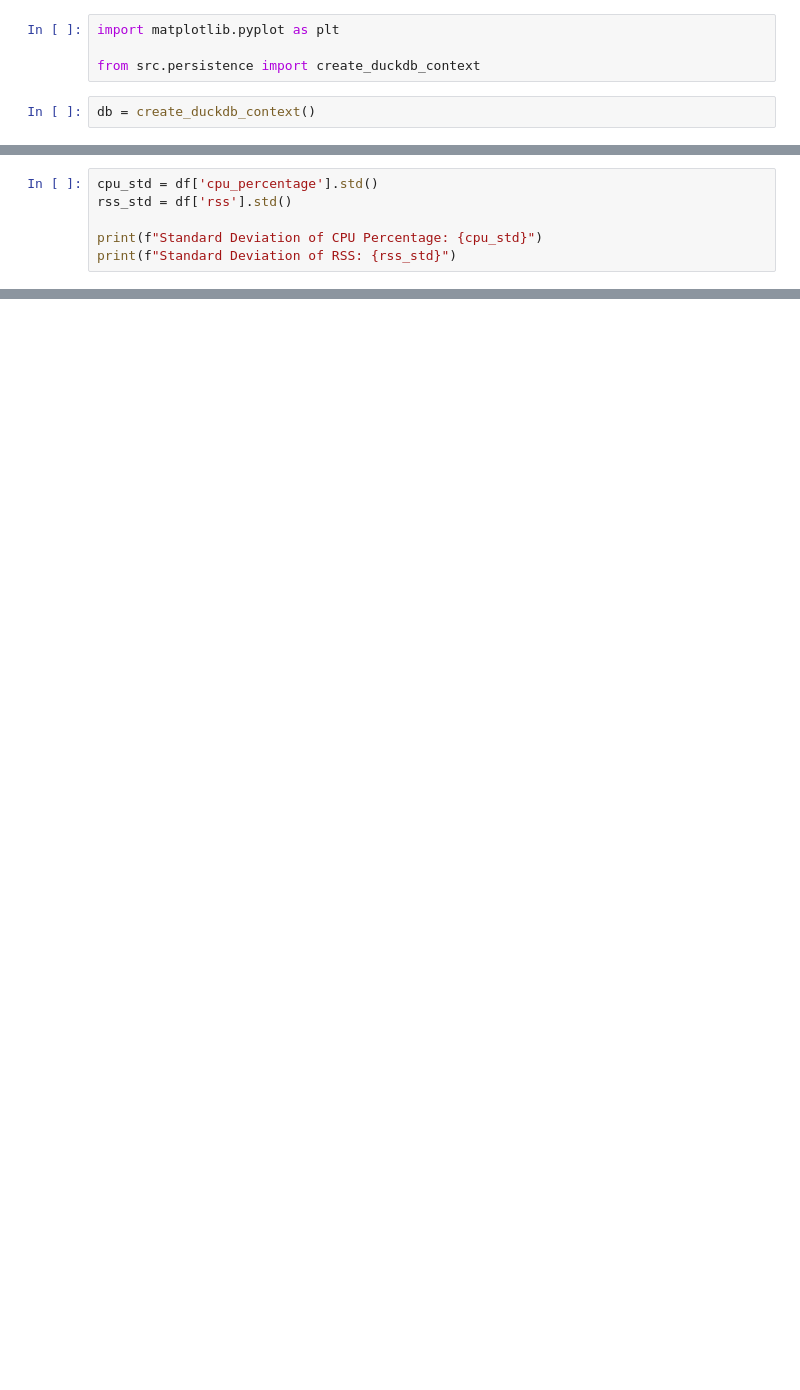
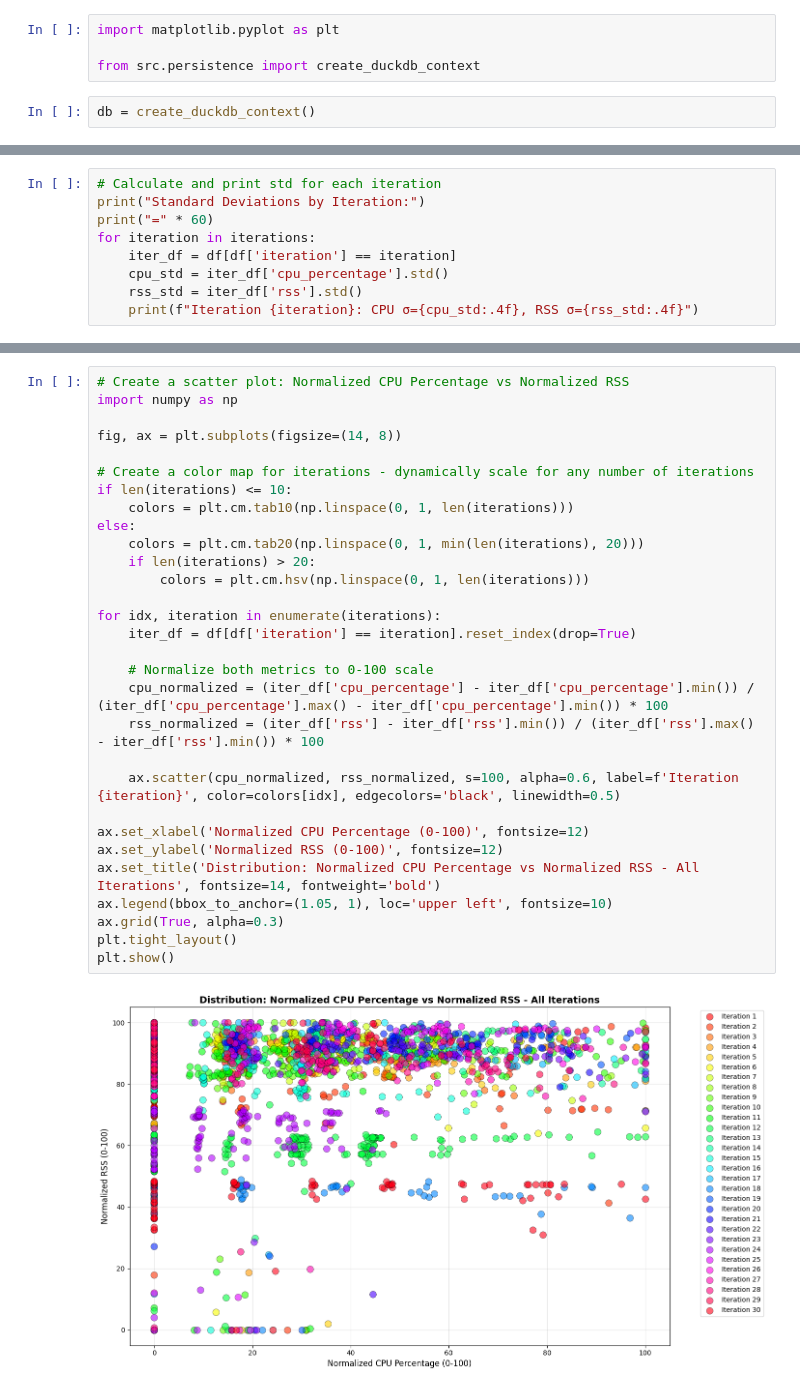
Before and after one commit to kartAI/doppa-analytics, a Jupyter notebook: 01-blob-storage-db-scan.ipynb, the cells around one changed output, grey strips where cells are left out. Cells and saved outputs as stored; diff of their text form; blank space fills up the shorter version.

```diff
--- a/01-blob-storage-db-scan.ipynb
+++ b/01-blob-storage-db-scan.ipynb
@@ -31,7 +56,10 @@ plt.show()
 # %%
-cpu_std = df['cpu_percentage'].std()
-rss_std = df['rss'].std()
-
-print(f"Standard Deviation of CPU Percentage: {cpu_std}")
-print(f"Standard Deviation of RSS: {rss_std}")
+# Calculate and print std for each iteration
+print("Standard Deviations by Iteration:")
+print("=" * 60)
+for iteration in iterations:
+    iter_df = df[df['iteration'] == iteration]
+    cpu_std = iter_df['cpu_percentage'].std()
+    rss_std = iter_df['rss'].std()
+    print(f"Iteration {iteration}: CPU σ={cpu_std:.4f}, RSS σ={rss_std:.4f}")
 # %% [output]
@@ -84,0 +83,32 @@ plt.show()
+# %%
+# Create a scatter plot: Normalized CPU Percentage vs Normalized RSS
+import numpy as np
+
+fig, ax = plt.subplots(figsize=(14, 8))
+
+# Create a color map for iterations - dynamically scale for any number of iterations
+if len(iterations) <= 10:
+    colors = plt.cm.tab10(np.linspace(0, 1, len(iterations)))
+else:
+    colors = plt.cm.tab20(np.linspace(0, 1, min(len(iterations), 20)))
+    if len(iterations) > 20:
+        colors = plt.cm.hsv(np.linspace(0, 1, len(iterations)))
+
+for idx, iteration in enumerate(iterations):
+    iter_df = df[df['iteration'] == iteration].reset_index(drop=True)
+
+    # Normalize both metrics to 0-100 scale
+    cpu_normalized = (iter_df['cpu_percentage'] - iter_df['cpu_percentage'].min()) / (iter_df['cpu_percentage'].max() - iter_df['cpu_percentage'].min()) * 100
+    rss_normalized = (iter_df['rss'] - iter_df['rss'].min()) / (iter_df['rss'].max() - iter_df['rss'].min()) * 100
+
+    ax.scatter(cpu_normalized, rss_normalized, s=100, alpha=0.6, label=f'Iteration {iteration}', color=colors[idx], edgecolors='black', linewidth=0.5)
+
+ax.set_xlabel('Normalized CPU Percentage (0-100)', fontsize=12)
+ax.set_ylabel('Normalized RSS (0-100)', fontsize=12)
+ax.set_title('Distribution: Normalized CPU Percentage vs Normalized RSS - All Iterations', fontsize=14, fontweight='bold')
+ax.legend(bbox_to_anchor=(1.05, 1), loc='upper left', fontsize=10)
+ax.grid(True, alpha=0.3)
+plt.tight_layout()
+plt.show()
+# %% [output]
+[figure, added]
```
Also changed, not shown: parts of 20 cells of this notebook, 1 other file.
